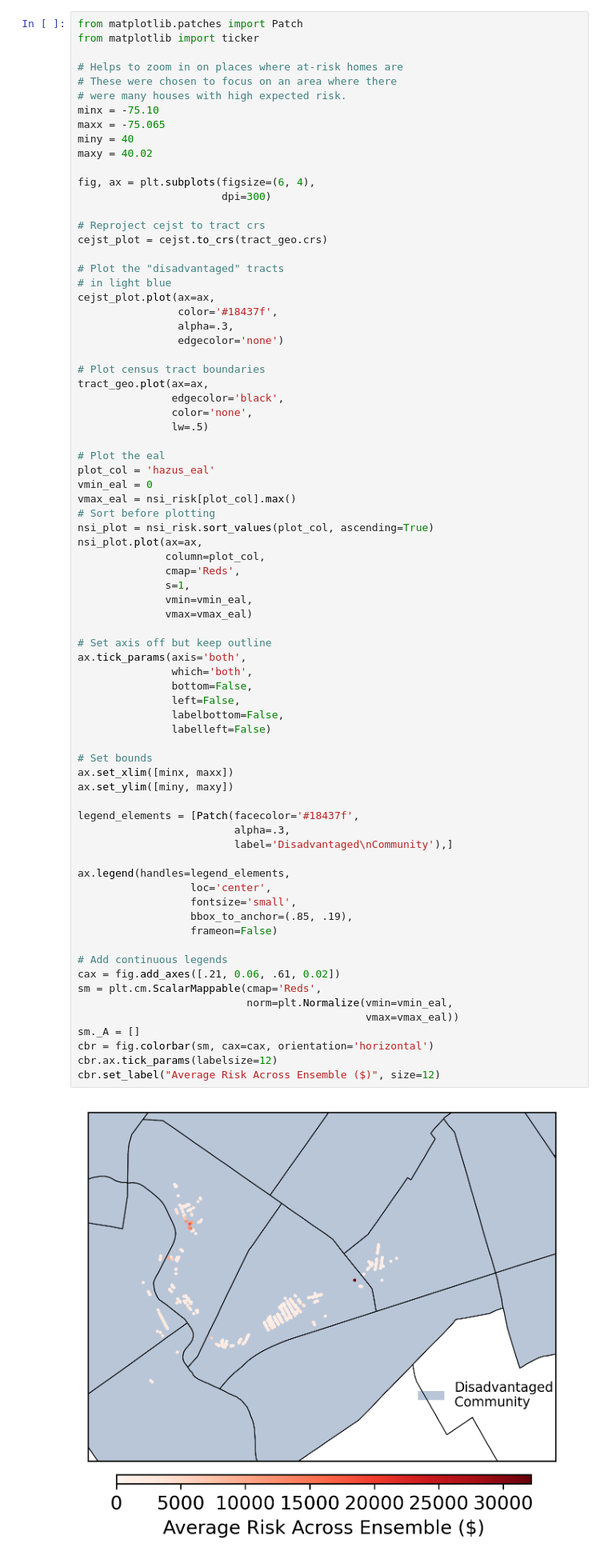
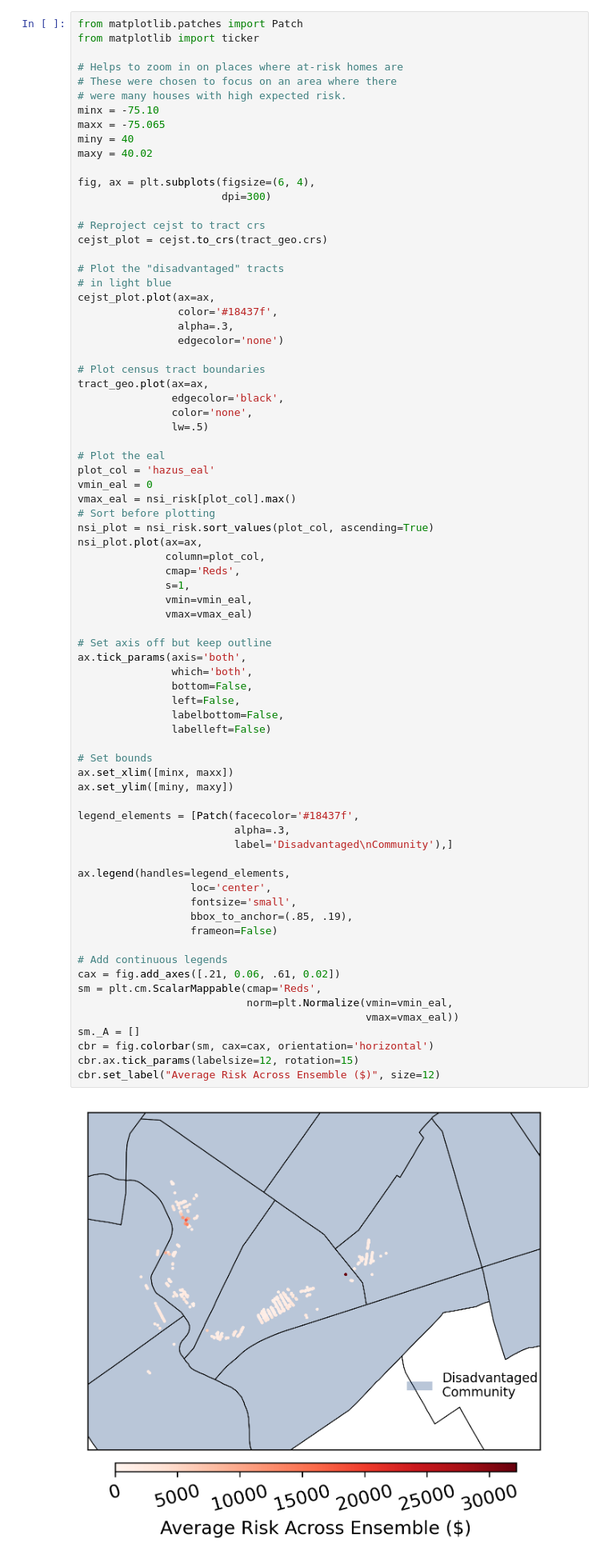
Before and after one commit to abpoll/unsafe, a Jupyter notebook: examples/philadelphia_frd/notebooks/full_data_example.ipynb, the cells around one changed output. Shown at 80% size. Saved outputs shown, nothing was run; the diff lists cells and outputs as text.

```diff
--- a/examples/philadelphia_frd/notebooks/full_data_example.ipynb
+++ b/examples/philadelphia_frd/notebooks/full_data_example.ipynb
@@ -735,34 +735,34 @@ nsi_plot.plot(ax=ax,
 ax.tick_params(axis='both',
                which='both',
                bottom=False,
                left=False,
                labelbottom=False,
                labelleft=False)
 
 # Set bounds
 ax.set_xlim([minx, maxx])
 ax.set_ylim([miny, maxy])
 
 legend_elements = [Patch(facecolor='#18437f',
                          alpha=.3,
                          label='Disadvantaged\nCommunity'),]
 
 ax.legend(handles=legend_elements,
                   loc='center',
                   fontsize='small',
                   bbox_to_anchor=(.85, .19),
                   frameon=False)
 
 # Add continuous legends
 cax = fig.add_axes([.21, 0.06, .61, 0.02])
 sm = plt.cm.ScalarMappable(cmap='Reds',
                            norm=plt.Normalize(vmin=vmin_eal,
                                               vmax=vmax_eal))
 sm._A = []
 cbr = fig.colorbar(sm, cax=cax, orientation='horizontal')
-cbr.ax.tick_params(labelsize=12)
+cbr.ax.tick_params(labelsize=12, rotation=15)
 cbr.set_label("Average Risk Across Ensemble ($)", size=12)
 # %% [output]
-[figure, old version]
+[figure, new version]
 # %% [markdown]
 Hopefully you have a sense for how unsafe standardizes risk _estimation_ under uncertainty so that you can focus on risk _assessment_ built on risk estimates. We will continue to add use-cases to our library of examples, and expand the functionality of unsafe for more occupancy types, damage functions, structure inventories, and more! Please consider contributing through development, testing, and requesting features.
```
Also changed, not shown: 1 other file.
